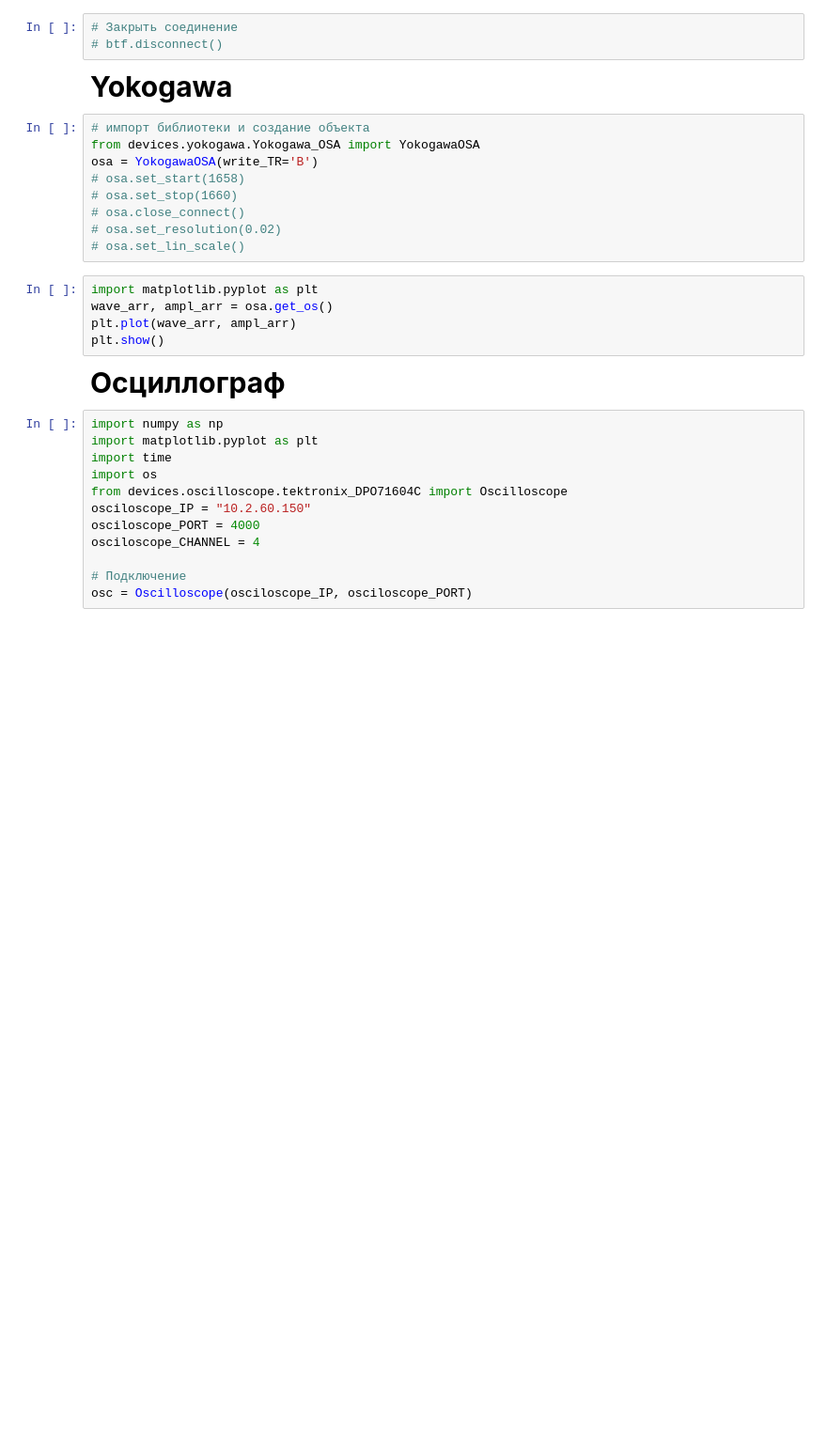
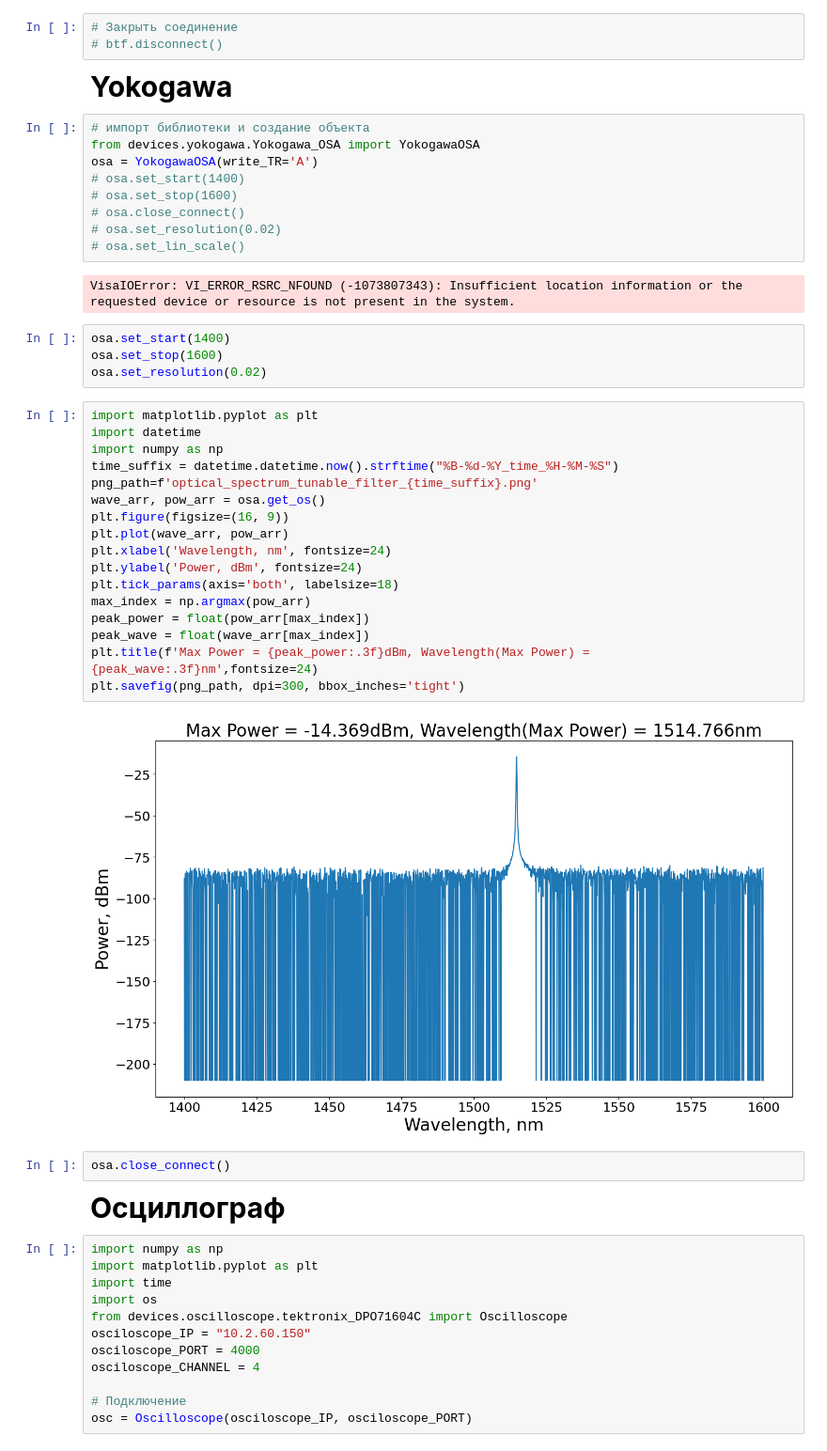
Before and after one commit to idyrysov2002/laser_with_BTF, a Jupyter notebook: testing_all_devices.ipynb, the cells around one changed output. Shown at 94% size. Saved outputs shown, nothing was run; the diff lists cells and outputs as text; blank space fills up the shorter version.

```diff
--- a/testing_all_devices.ipynb
+++ b/testing_all_devices.ipynb
@@ -145,17 +188,39 @@ print(f"Текущие параметры: WL={wl:.2f} нм, BW={bw:.2f} нм")
 # %%
 # импорт библиотеки и создание объекта
 from devices.yokogawa.Yokogawa_OSA import YokogawaOSA
-osa = YokogawaOSA(write_TR='B')
-# osa.set_start(1658)
-# osa.set_stop(1660)
+osa = YokogawaOSA(write_TR='A')
+# osa.set_start(1400)
+# osa.set_stop(1600)
 # osa.close_connect()
 # osa.set_resolution(0.02)
 # osa.set_lin_scale()
+# %% [output]
+VisaIOError: VI_ERROR_RSRC_NFOUND (-1073807343): Insufficient location information or the requested device or resource is not present in the system.
+# %%
+osa.set_start(1400)
+osa.set_stop(1600)
+osa.set_resolution(0.02)
 # %%
 import matplotlib.pyplot as plt
-wave_arr, ampl_arr = osa.get_os()
-plt.plot(wave_arr, ampl_arr)
-plt.show()
+import datetime
+import numpy as np
+time_suffix = datetime.datetime.now().strftime("%B-%d-%Y_time_%H-%M-%S")
+png_path=f'optical_spectrum_tunable_filter_{time_suffix}.png'
+wave_arr, pow_arr = osa.get_os()
+plt.figure(figsize=(16, 9))
+plt.plot(wave_arr, pow_arr)
+plt.xlabel('Wavelength, nm', fontsize=24)
+plt.ylabel('Power, dBm', fontsize=24)
+plt.tick_params(axis='both', labelsize=18)
+max_index = np.argmax(pow_arr)
+peak_power = float(pow_arr[max_index])
+peak_wave = float(wave_arr[max_index])
+plt.title(f'Max Power = {peak_power:.3f}dBm, Wavelength(Max Power) = {peak_wave:.3f}nm',fontsize=24)
+plt.savefig(png_path, dpi=300, bbox_inches='tight')
+# %% [output]
+[figure, added]
+# %%
+osa.close_connect()
 # %% [markdown]
 <div style="font-size: 30px; font-weight: bold;">
     Осциллограф
```
Also changed, not shown: parts of 5 cells of this notebook, 3 other files.
